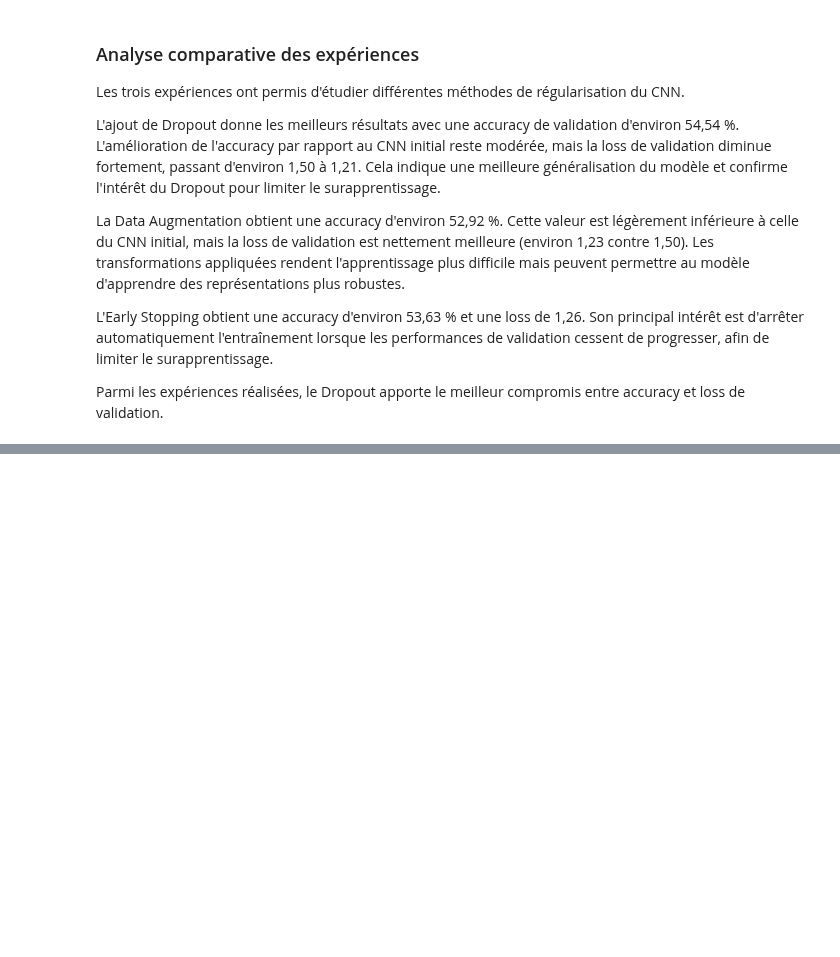
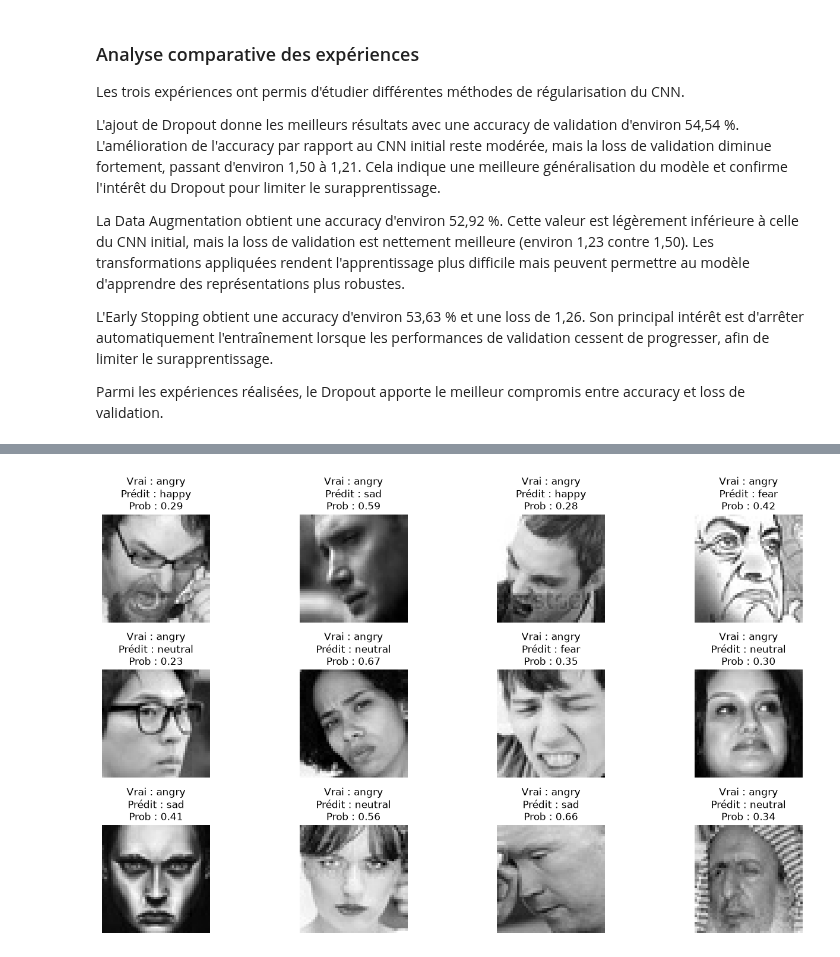
Before and after one commit to MassinissaBouamar/Projet_DL_Reconnaissance_faciale, a Jupyter notebook: notebooks/facial_expression_recognition.ipynb, the cells around one changed output, grey strips where cells are left out. Saved outputs shown, nothing was run; the diff lists cells and outputs as text; code cells hidden in the pictures; blank space fills up the shorter version.

```diff
--- a/notebooks/facial_expression_recognition.ipynb
+++ b/notebooks/facial_expression_recognition.ipynb
@@ -1521,0 +1824,40 @@ entre accuracy et loss de validation.
+# %%
+test_incorrect_indices = np.where(
+    test_true != test_pred
+)[0]
+
+plt.figure(figsize=(14, 8))
+
+for i, index in enumerate(
+    test_incorrect_indices[:12]
+):
+
+    plt.subplot(3, 4, i + 1)
+
+    plt.imshow(
+        test_images[index].squeeze(),
+        cmap="gray"
+    )
+
+    true_class = class_names[
+        test_true[index]
+    ]
+
+    predicted_class = class_names[
+        test_pred[index]
+    ]
+
+    confidence = test_prob[index]
+
+    plt.title(
+        f"Vrai : {true_class}\n"
+        f"Prédit : {predicted_class}\n"
+        f"Prob : {confidence:.2f}"
+    )
+
+    plt.axis("off")
+
+plt.tight_layout()
+plt.show()
+# %% [output]
+[figure, added]
```
Also changed, not shown: parts of 21 cells of this notebook.
